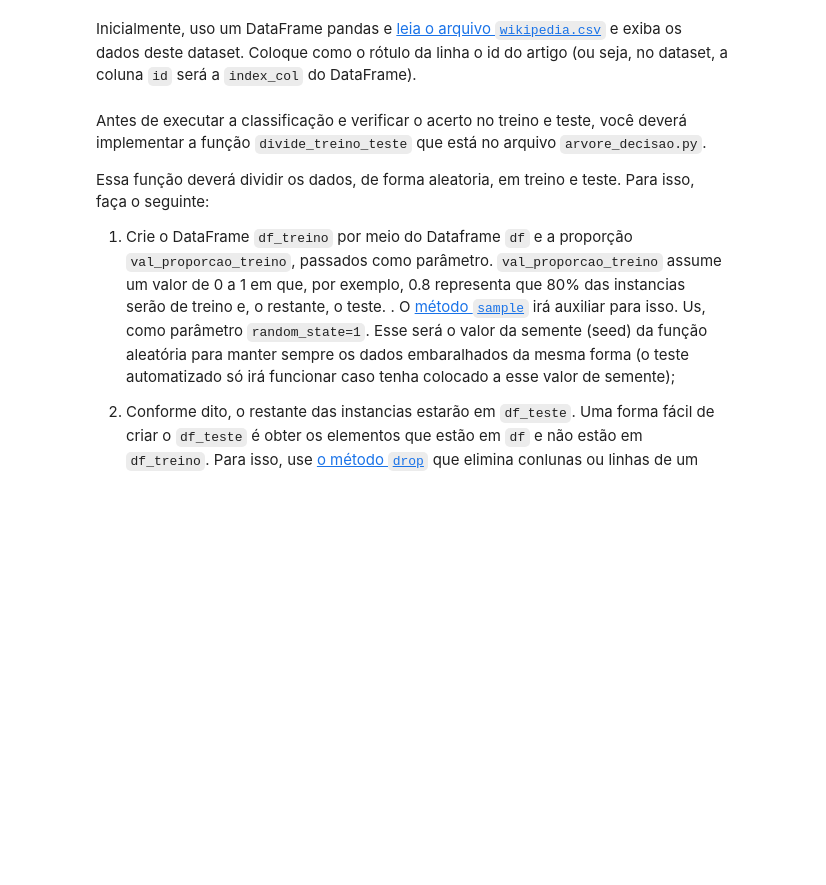
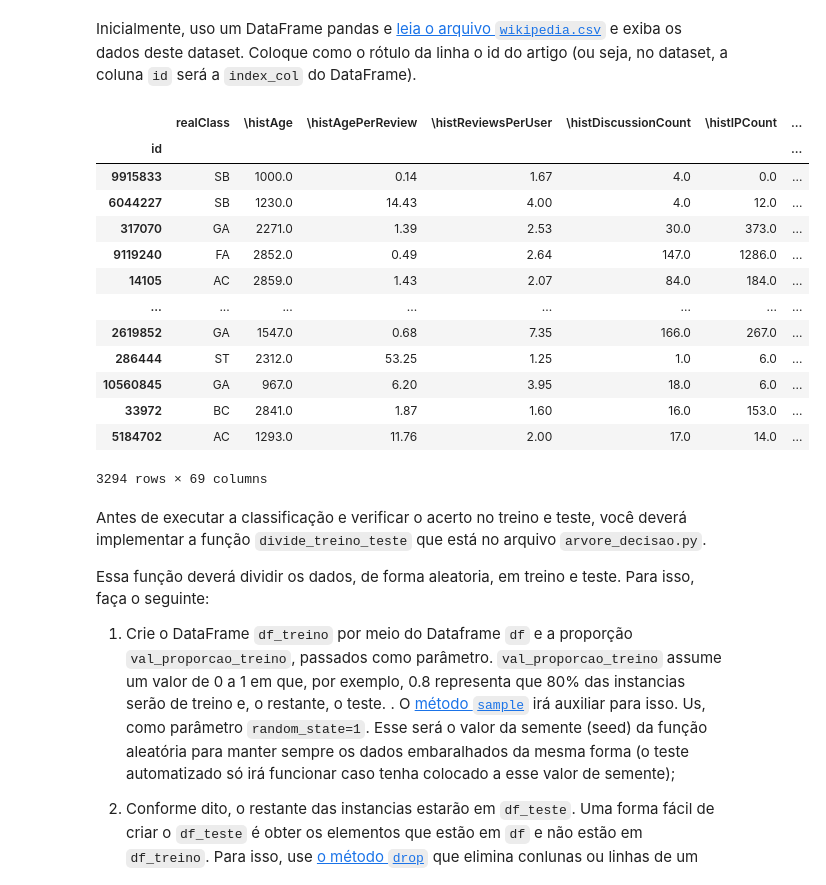
Before and after one commit to klstff/ce-machine-learning, a Jupyter notebook: Overfitting/Overfitting.ipynb, the cells around one changed output. Cells and saved outputs as stored; diff of their text form; code cells hidden in the pictures; blank space fills up the shorter version.

```diff
--- a/Overfitting/Overfitting.ipynb
+++ b/Overfitting/Overfitting.ipynb
@@ -86,6 +150,24 @@ Assim, [Dalip et. al. (2009)](https://dl.acm.org/citation.cfm?id=1555449) fizera
 Nesta prática, iremos fazer a previsão da qualidade usando os indicadores proposto por [Dalip et. al. (2009)](https://dl.acm.org/citation.cfm?id=1555449) e uma árvore de decisão.
 # %% [markdown]
 Inicialmente, uso um DataFrame pandas e [leia o arquivo `wikipedia.csv`](https://pandas.pydata.org/pandas-docs/stable/reference/api/pandas.read_csv.html) e exiba os dados deste dataset. Coloque como o rótulo da linha o id do artigo (ou seja, no dataset, a coluna `id` será a `index_col` do DataFrame).
+# %%
+df_wikipedia = pd.read_csv("wikipedia.csv", index_col = "id")
+df_wikipedia
+# %% [output]
+|  | realClass | \histAge | \histAgePerReview | \histReviewsPerUser | \histDiscussionCount | \histIPCount | ... |
+| id |  |  |  |  |  |  | ... |
+| 9915833 | SB | 1000.0 | 0.14 | 1.67 | 4.0 | 0.0 | ... |
+| 6044227 | SB | 1230.0 | 14.43 | 4.00 | 4.0 | 12.0 | ... |
+| 317070 | GA | 2271.0 | 1.39 | 2.53 | 30.0 | 373.0 | ... |
+| 9119240 | FA | 2852.0 | 0.49 | 2.64 | 147.0 | 1286.0 | ... |
+| 14105 | AC | 2859.0 | 1.43 | 2.07 | 84.0 | 184.0 | ... |
+| ... | ... | ... | ... | ... | ... | ... | ... |
+| 2619852 | GA | 1547.0 | 0.68 | 7.35 | 166.0 | 267.0 | ... |
+| 286444 | ST | 2312.0 | 53.25 | 1.25 | 1.0 | 6.0 | ... |
+| 10560845 | GA | 967.0 | 6.20 | 3.95 | 18.0 | 6.0 | ... |
+| 33972 | BC | 2841.0 | 1.87 | 1.60 | 16.0 | 153.0 | ... |
+| 5184702 | AC | 1293.0 | 11.76 | 2.00 | 17.0 | 14.0 | ... |
+3294 rows × 69 columns
 # %% [markdown]
 Antes de executar a classificação e verificar o acerto no treino e teste, você deverá implementar a função `divide_treino_teste` que está no arquivo `arvore_decisao.py`.
 
```
Also changed, not shown: parts of 8 cells of this notebook, 1 other file.
